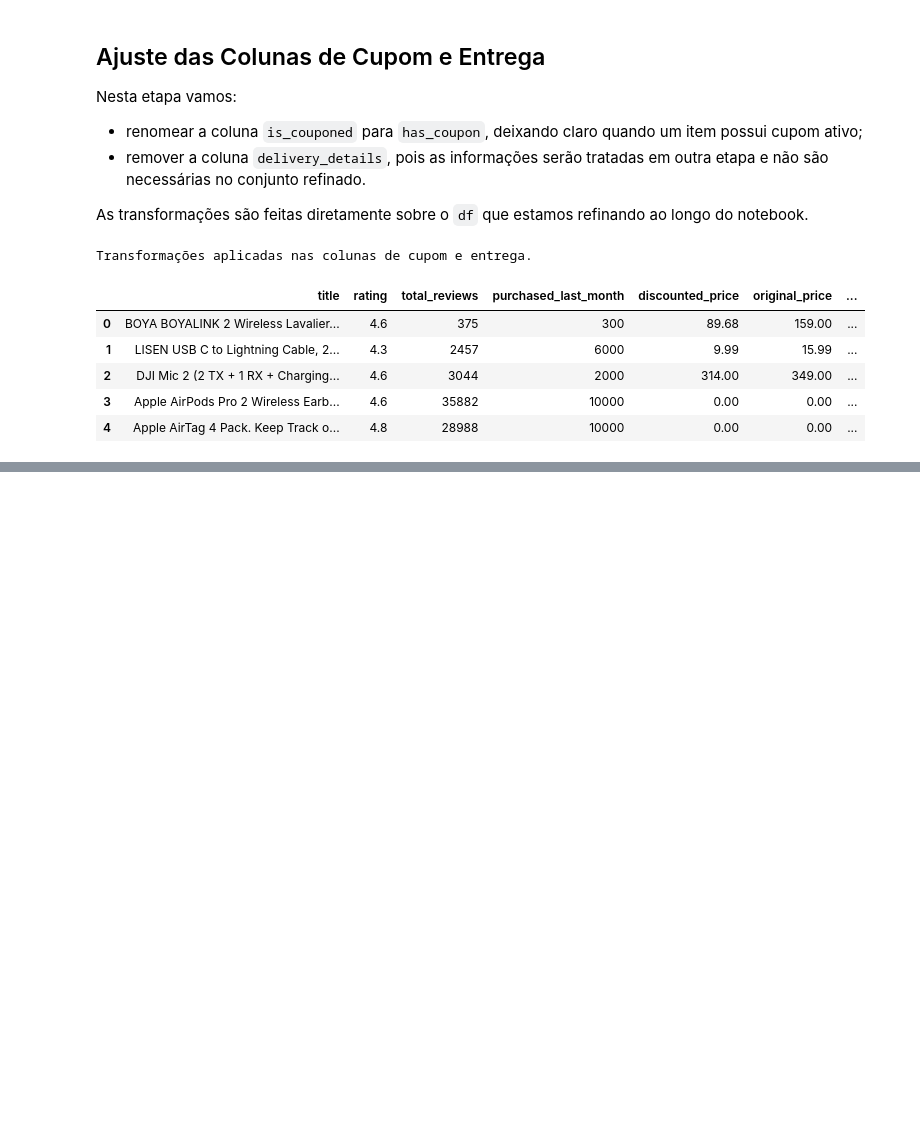
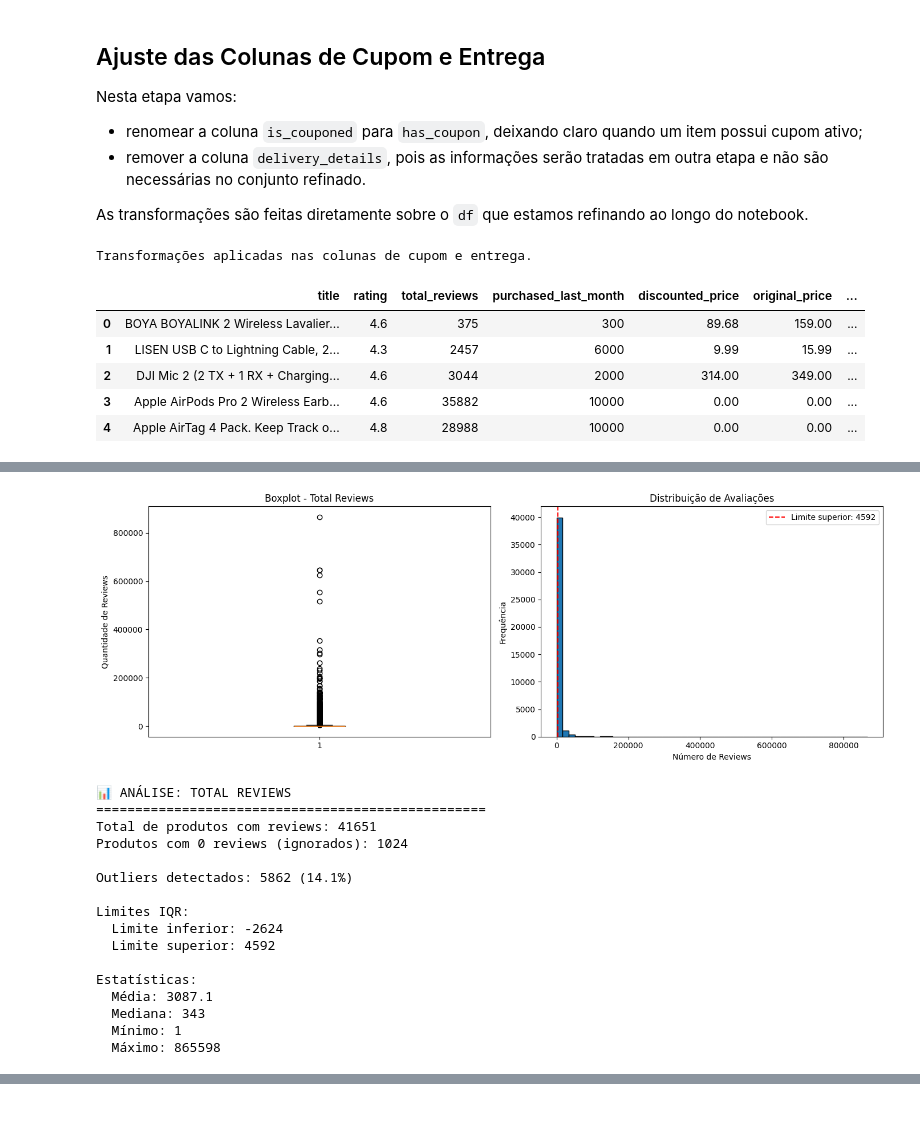
Before and after one commit to julio-dourado/amazon-sales-etl-vizualization, a Jupyter notebook: data-lake/notebooks/data-ingestion-and-medallion-architecture.ipynb, the cells around one changed output, grey strips where cells are left out. Saved outputs shown, nothing was run; the diff lists cells and outputs as text; code cells hidden in the pictures; blank space fills up the shorter version.

```diff
--- a/data-lake/notebooks/data-ingestion-and-medallion-architecture.ipynb
+++ b/data-lake/notebooks/data-ingestion-and-medallion-architecture.ipynb
@@ -333,39 +730,68 @@ Mediana: $77.00
 # %%
 # Análise de outliers em número de avaliações
+# Filtrar produtos com reviews válidos (> 0)
 df_reviews = df[df['total_reviews'] > 0]
 
-Q1 = df_reviews['total_reviews'].quantile(0.25)
-Q3 = df_reviews['total_reviews'].quantile(0.75)
-IQR = Q3 - Q1
+Q1_reviews = df_reviews['total_reviews'].quantile(0.25)
+Q3_reviews = df_reviews['total_reviews'].quantile(0.75)
+IQR_reviews = Q3_reviews - Q1_reviews
 
-limite_inferior = Q1 - 1.5 * IQR
-limite_superior = Q3 + 1.5 * IQR
+limite_inferior_reviews = Q1_reviews - 1.5 * IQR_reviews
+limite_superior_reviews = Q3_reviews + 1.5 * IQR_reviews
 
-outliers = df_reviews[(df_reviews['total_reviews'] < limite_inferior) |
-                       (df_reviews['total_reviews'] > limite_superior)]
+outliers_reviews = df_reviews[
+    (df_reviews['total_reviews'] < limite_inferior_reviews) |
+    (df_reviews['total_reviews'] > limite_superior_reviews)
+]
 
 # Gráficos
 fig, ax = plt.subplots(1, 2, figsize=(14, 5))
 
 # Boxplot
 ax[0].boxplot(df_reviews['total_reviews'])
-ax[0].set_title('Boxplot - Número de Avaliações')
+ax[0].set_title('Boxplot - Total Reviews')
 ax[0].set_ylabel('Quantidade de Reviews')
 
 # Histograma
 ax[1].hist(df_reviews['total_reviews'], bins=50, edgecolor='black')
-ax[1].axvline(limite_superior, color='red', linestyle='--', label=f'Limite superior: {limite_superior:.0f}')
+ax[1].axvline(limite_superior_reviews, color='red', linestyle='--',
+              label=f'Limite superior: {limite_superior_reviews:.0f}')
 ax[1].set_title('Distribuição de Avaliações')
 ax[1].set_xlabel('Número de Reviews')
 ax[1].set_ylabel('Frequência')
 ax[1].legend()
 
 plt.tight_layout()
 plt.show()
 
-print(f'Total de produtos: {len(df_reviews)}')
-print(f'Outliers encontrados: {len(outliers)} ({len(outliers)/len(df_reviews)*100:.1f}%)')
-print(f'\nLimite inferior: {limite_inferior:.0f}')
-print(f'Limite superior: {limite_superior:.0f}')
-print(f'\nMédia: {df_reviews["total_reviews"].mean():.1f}')
-print(f'Mediana: {df_reviews["total_reviews"].median():.0f}')
+print(f'📊 ANÁLISE: TOTAL REVIEWS')
+print(f'=' * 50)
+print(f'Total de produtos com reviews: {len(df_reviews)}')
+print(f'Produtos com 0 reviews (ignorados): {len(df[df["total_reviews"] == 0])}')
+print(f'\nOutliers detectados: {len(outliers_reviews)} ({len(outliers_reviews)/len(df_reviews)*100:.1f}%)')
+print(f'\nLimites IQR:')
+print(f'  Limite inferior: {limite_inferior_reviews:.0f}')
+print(f'  Limite superior: {limite_superior_reviews:.0f}')
+print(f'\nEstatísticas:')
+print(f'  Média: {df_reviews["total_reviews"].mean():.1f}')
+print(f'  Mediana: {df_reviews["total_reviews"].median():.0f}')
+print(f'  Mínimo: {df_reviews["total_reviews"].min():.0f}')
+print(f'  Máximo: {df_reviews["total_reviews"].max():.0f}')
+# %% [output]
+[figure, added]
+📊 ANÁLISE: TOTAL REVIEWS
+==================================================
+Total de produtos com reviews: 41651
+Produtos com 0 reviews (ignorados): 1024
+
+Outliers detectados: 5862 (14.1%)
+
+Limites IQR:
+  Limite inferior: -2624
+  Limite superior: 4592
+
+Estatísticas:
+  Média: 3087.1
+  Mediana: 343
+  Mínimo: 1
+  Máximo: 865598
```
Also changed, not shown: parts of 25 cells of this notebook.
